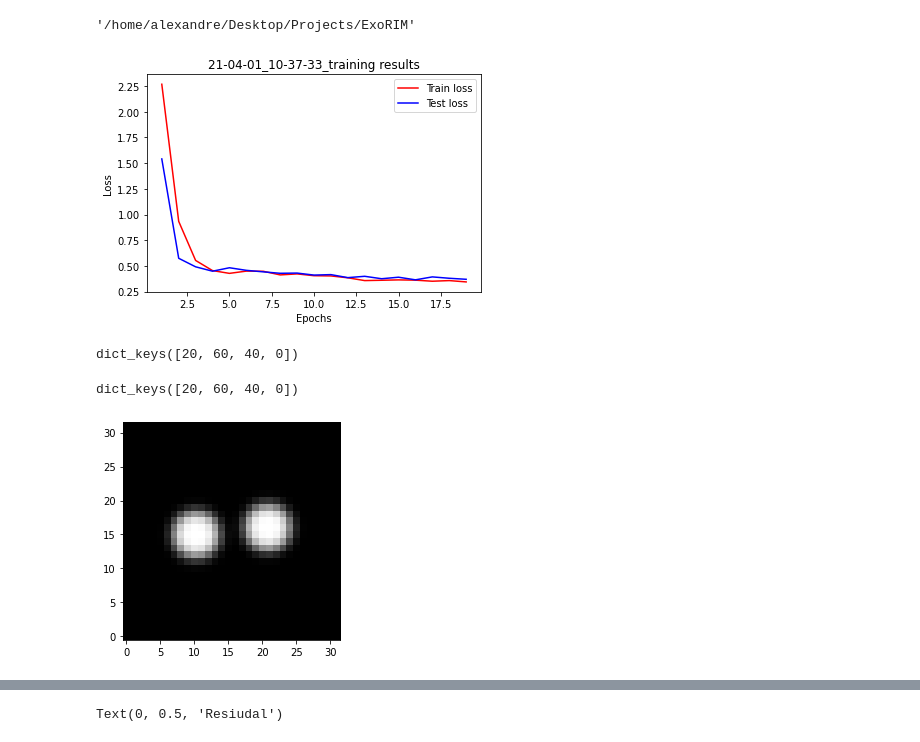
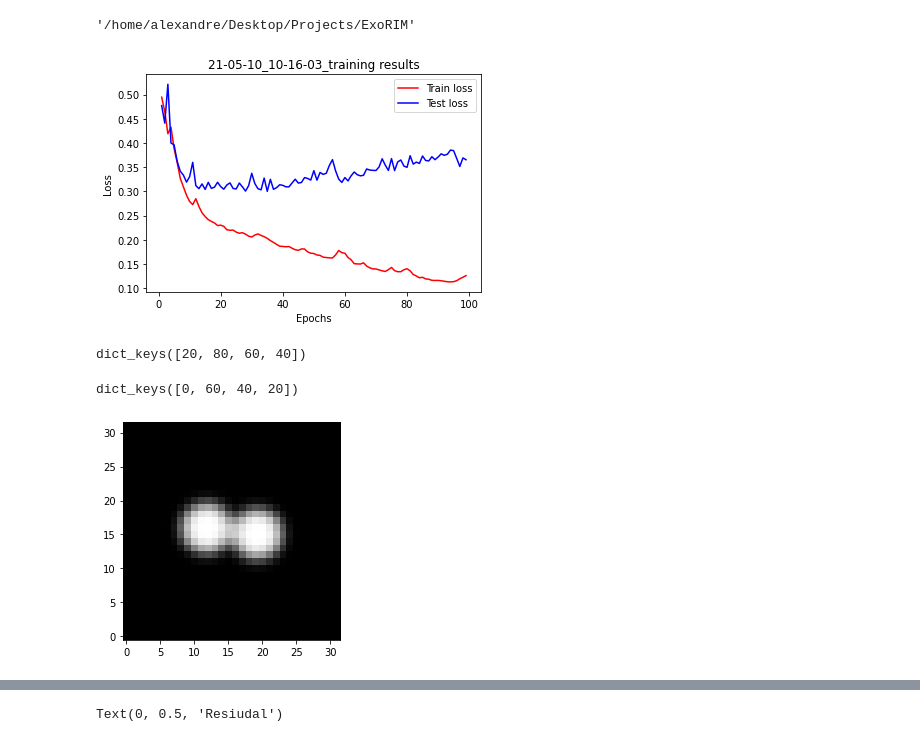
Before and after one commit to AlexandreAdam/ExoRIM, a Jupyter notebook: notebooks/analyse_20-06-07_22-42-35.ipynb, the cells around one changed output, grey strips where cells are left out. Saved outputs shown, nothing was run; the diff lists cells and outputs as text; code cells hidden in the pictures.

```diff
--- a/notebooks/analyse_20-06-07_22-42-35.ipynb
+++ b/notebooks/analyse_20-06-07_22-42-35.ipynb
@@ -32,7 +32,9 @@ basedir
 # id = "21-03-28_17-04-48"
 # id = "21-03-31_12-26-11"
 # id = "21-03-31_12-39-22"
-id = "21-04-01_10-37-33" #with adam (likelihood grad)
+# id = "21-04-01_10-37-33" #with adam (likelihood grad)
+# id = "21-05-10_10-03-33"
+id = "21-05-10_10-16-03"
 
 results_dir = os.path.join(basedir, "results", id)
 checkpoints_dir = os.path.join(basedir, "models", id)
@@ -49,9 +51,10 @@ plt.title(id + "_training results")
 plt.xlabel("Epochs")
 plt.ylabel("Loss")
 plt.legend()
+# plt.yscale("log")
 plt.savefig(os.path.join(results_dir, "learning_curve.png"))
 # %% [output]
-[figure, old version]
+[figure, new version]
 # %%
 def gaussian_filter(pixel_scale, resolution, pixels):
 #     size = min(int(3 * resolution / pixel), pixels)
@@ -99,7 +102,7 @@ for file in glob.glob(os.path.join(results_dir, "output*")):
         update(images, {index: {epoch : {step: im}}})
 images.keys()
 # %% [output]
-dict_keys([20, 60, 40, 0])
+dict_keys([20, 80, 60, 40])
 # %%
 log_grad = {}
 for file in glob.glob(os.path.join(results_dir, "grad_[0-9]*")):
@@ -124,11 +127,11 @@ for file in glob.glob(os.path.join(train_data_dir, "image[0-9]*")):
         update(ground_truth, {index: np.loadtxt(file)})
 ground_truth.keys()
 # %% [output]
-dict_keys([20, 60, 40, 0])
+dict_keys([0, 60, 40, 20])
 # %%
 %%capture
 
-index = 20
+index = 40
 # index = 50
 step = 7
 # step = 11
@@ -166,10 +169,10 @@ animation.save(os.path.join(results_dir, "log_likelihood_grad.mp4"), writer="ffm
 anim3 = HTML(animation.to_html5_video())
 # %%
 fig, axs = plt.subplots(1, 1)
-axs.imshow(ground_truth[index], cmap="gray")
+axs.imshow(ground_truth[index+20], cmap="gray")
 plt.savefig(os.path.join(results_dir, "ground_truth.png"))
 # %% [output]
-[figure, old version]
+[figure, new version]
 # %%
 # Output
 anim1
```
Also changed, not shown: 12 other files.
